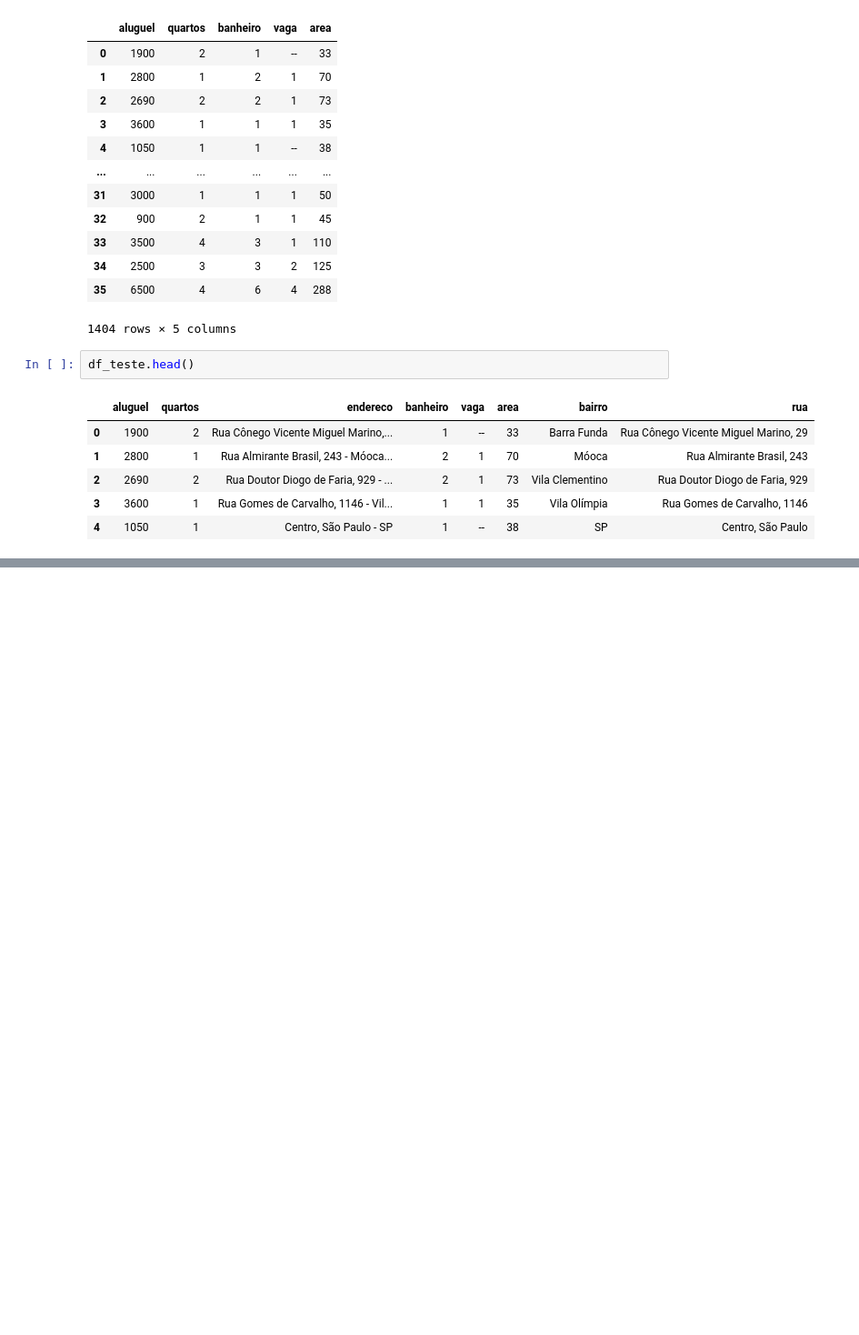
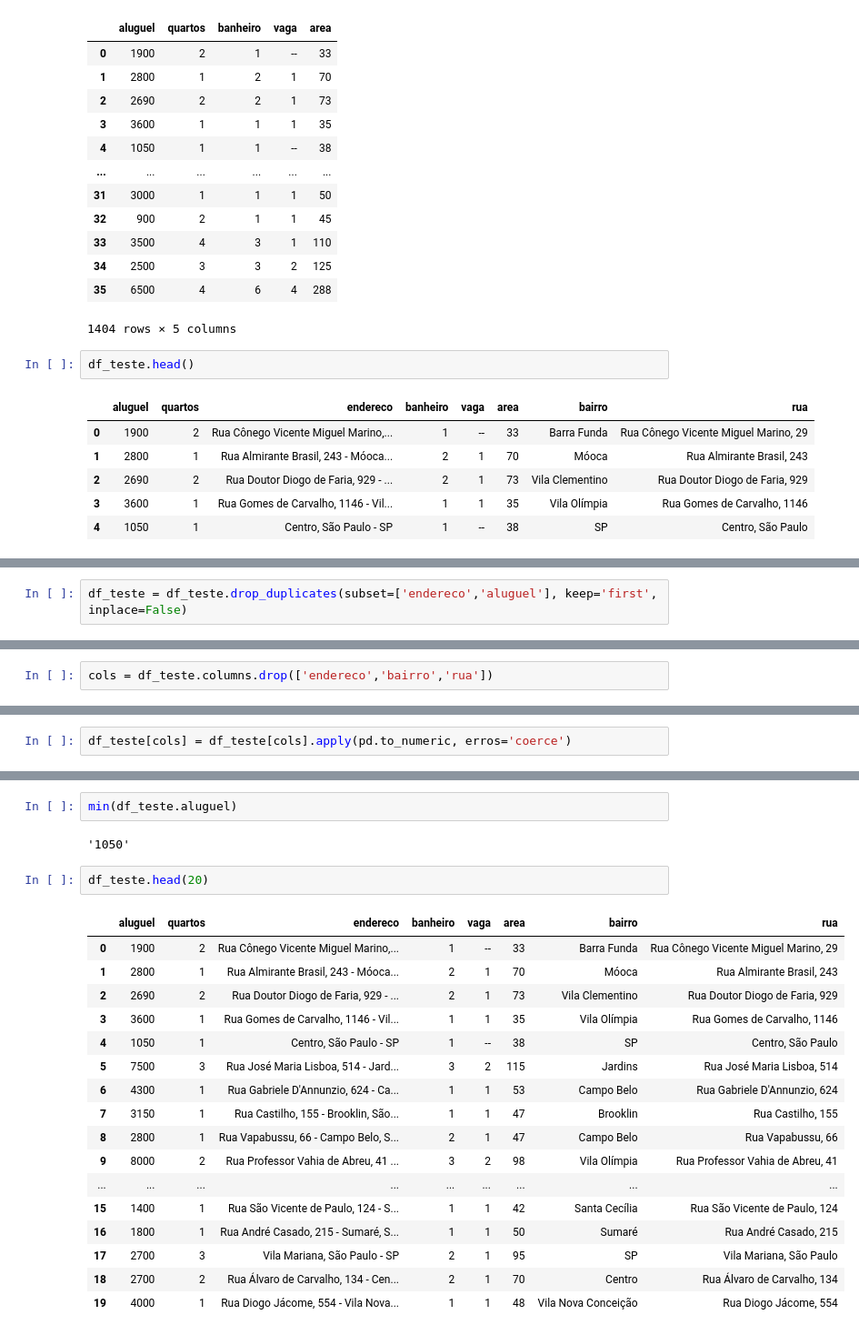
Before and after one commit to robsonbfreitas/CalculadoraDeAluguel, a Jupyter notebook: AnaliseDados.ipynb, the cells around one changed output, grey strips where cells are left out. Shown at 91% size. Saved outputs shown, nothing was run; the diff lists cells and outputs as text; blank space fills up the shorter version.

```diff
--- a/AnaliseDados.ipynb
+++ b/AnaliseDados.ipynb
@@ -192,0 +197,2 @@ df_teste.head()
+# %%
+df_teste = df_teste.drop_duplicates(subset=['endereco','aluguel'], keep='first', inplace=False)
@@ -192,0 +213,2 @@ df_teste.head()
+# %%
+cols = df_teste.columns.drop(['endereco','bairro','rua'])
@@ -192,0 +219,2 @@ df_teste.head()
+# %%
+df_teste[cols] = df_teste[cols].apply(pd.to_numeric, erros='coerce')
@@ -192,0 +247,24 @@ df_teste.head()
+# %%
+min(df_teste.aluguel)
+# %% [output]
+'1050'
+# %%
+df_teste.head(20)
+# %% [output]
+|  | aluguel | quartos | endereco | banheiro | vaga | area | bairro | rua |
+| 0 | 1900 | 2 | Rua Cônego Vicente Miguel Marino,... | 1 | -- | 33 | Barra Funda | Rua Cônego Vicente Miguel Marino, 29 |
+| 1 | 2800 | 1 | Rua Almirante Brasil, 243 - Móoca... | 2 | 1 | 70 | Móoca | Rua Almirante Brasil, 243 |
+| 2 | 2690 | 2 | Rua Doutor Diogo de Faria, 929 - ... | 2 | 1 | 73 | Vila Clementino | Rua Doutor Diogo de Faria, 929 |
+| 3 | 3600 | 1 | Rua Gomes de Carvalho, 1146 - Vil... | 1 | 1 | 35 | Vila Olímpia | Rua Gomes de Carvalho, 1146 |
+| 4 | 1050 | 1 | Centro, São Paulo - SP | 1 | -- | 38 | SP | Centro, São Paulo |
+| 5 | 7500 | 3 | Rua José Maria Lisboa, 514 - Jard... | 3 | 2 | 115 | Jardins | Rua José Maria Lisboa, 514 |
+| 6 | 4300 | 1 | Rua Gabriele D'Annunzio, 624 - Ca... | 1 | 1 | 53 | Campo Belo | Rua Gabriele D'Annunzio, 624 |
+| 7 | 3150 | 1 | Rua Castilho, 155 - Brooklin, São... | 1 | 1 | 47 | Brooklin | Rua Castilho, 155 |
+| 8 | 2800 | 1 | Rua Vapabussu, 66 - Campo Belo, S... | 2 | 1 | 47 | Campo Belo | Rua Vapabussu, 66 |
+| 9 | 8000 | 2 | Rua Professor Vahia de Abreu, 41 ... | 3 | 2 | 98 | Vila Olímpia | Rua Professor Vahia de Abreu, 41 |
+| ... | ... | ... | ... | ... | ... | ... | ... | ... |
+| 15 | 1400 | 1 | Rua São Vicente de Paulo, 124 - S... | 1 | 1 | 42 | Santa Cecília | Rua São Vicente de Paulo, 124 |
+| 16 | 1800 | 1 | Rua André Casado, 215 - Sumaré, S... | 1 | 1 | 50 | Sumaré | Rua André Casado, 215 |
+| 17 | 2700 | 3 | Vila Mariana, São Paulo - SP | 2 | 1 | 95 | SP | Vila Mariana, São Paulo |
+| 18 | 2700 | 2 | Rua Álvaro de Carvalho, 134 - Cen... | 2 | 1 | 70 | Centro | Rua Álvaro de Carvalho, 134 |
+| 19 | 4000 | 1 | Rua Diogo Jácome, 554 - Vila Nova... | 1 | 1 | 48 | Vila Nova Conceição | Rua Diogo Jácome, 554 |
```
Also changed, not shown: parts of 8 cells of this notebook.
